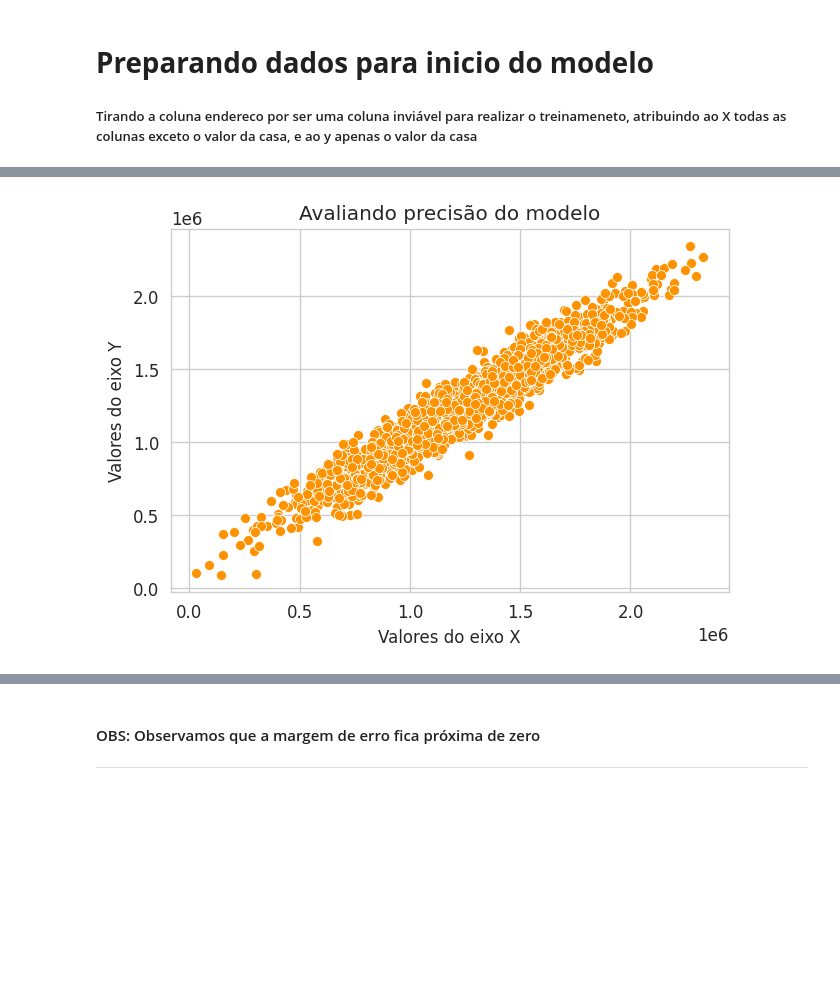
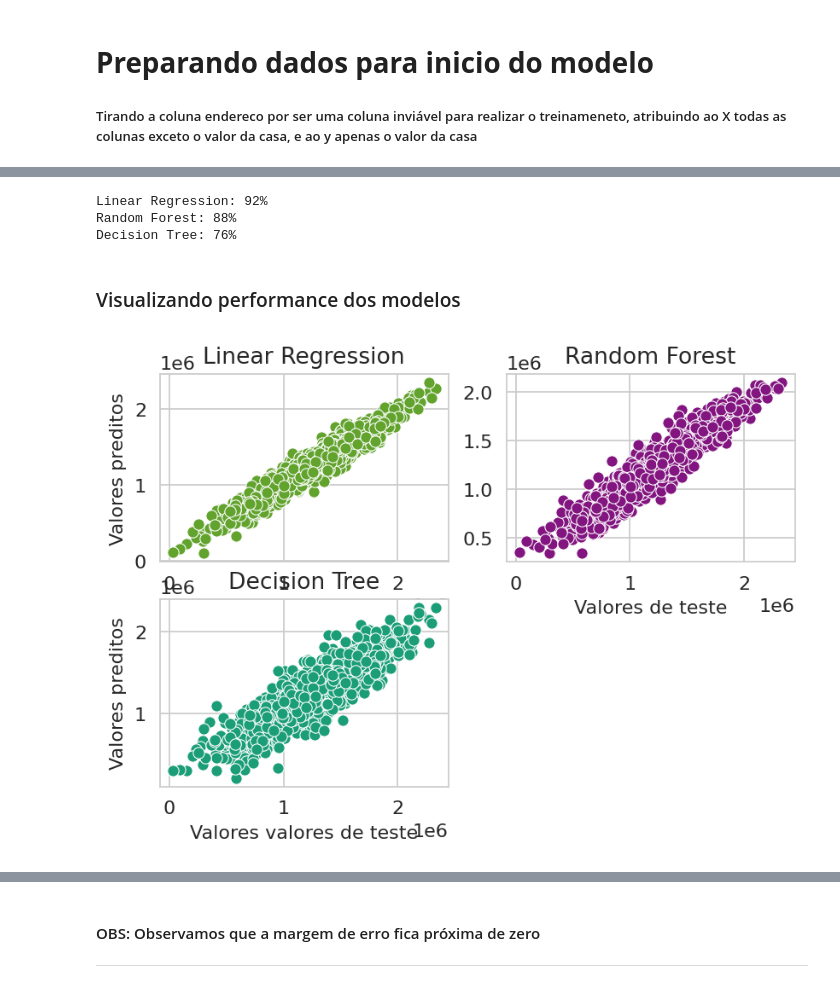
Before and after one commit to JairoLopes/Analises_R_Python, a Jupyter notebook: Projeto_VendaCasas/Predicao_casas.ipynb, the cells around one changed output, grey strips where cells are left out. Cells and saved outputs as stored; diff of their text form; code cells hidden in the pictures; blank space fills up the shorter version.

```diff
--- a/Projeto_VendaCasas/Predicao_casas.ipynb
+++ b/Projeto_VendaCasas/Predicao_casas.ipynb
@@ -172,10 +184,0 @@ pred = lm.predict(Xtest)
-# %%
-plt.figure(dpi=120)
-sns.set_palette("Wistia_r")
-plt.title("Avaliando precisão do modelo")
-plt.xlabel("Valores do eixo X")
-plt.ylabel("Valores do eixo Y")
-sns.scatterplot(ytest, pred)
-plt.show()
-# %% [output]
-[figure, removed]
@@ -182 +193,34 @@ plt.show()
+# %%
+print(f"Linear Regression: {lrscore:.0f}%\nRandom Forest: {rfscore:.0f}%\nDecision Tree: {treescore:.0f}%")
+# %% [output]
+Linear Regression: 92%
+Random Forest: 88%
+Decision Tree: 76%
+# %% [markdown]
+### Visualizando performance dos modelos
+# %%
+plt.figure(dpi=160)
+plt.subplot(2,2,1)
+sns.set_palette("BuPu_r")
+plt.title("Linear Regression")
+plt.ylabel("Valores preditos")
+plt.xlabel("Valores de teste")
+sns.scatterplot(ytest, lrpred)
+#
+plt.subplot(2,2,2)
+sns.set_palette("Dark2")
+plt.title("Random Forest")
+plt.ylabel("")
+plt.xlabel("Valores de teste")
+sns.scatterplot(ytest, rfpred)
+#
+plt.subplot(2,2,3)
+sns.set_palette("coolwarm")
+plt.title("Decision Tree")
+plt.ylabel("Valores preditos")
+plt.xlabel("Valores valores de teste")
+sns.scatterplot(ytest, treepred)
+plt.show()
+# %% [output]
+[figure, added]
 # %% [markdown]
```
Also changed, not shown: parts of 18 cells of this notebook.
